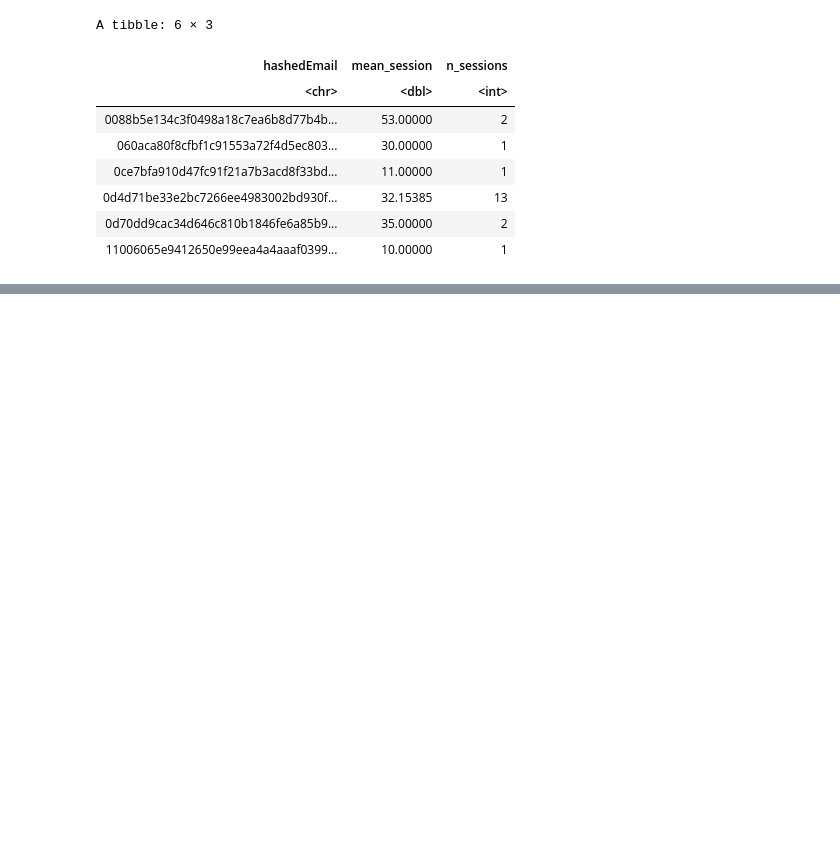
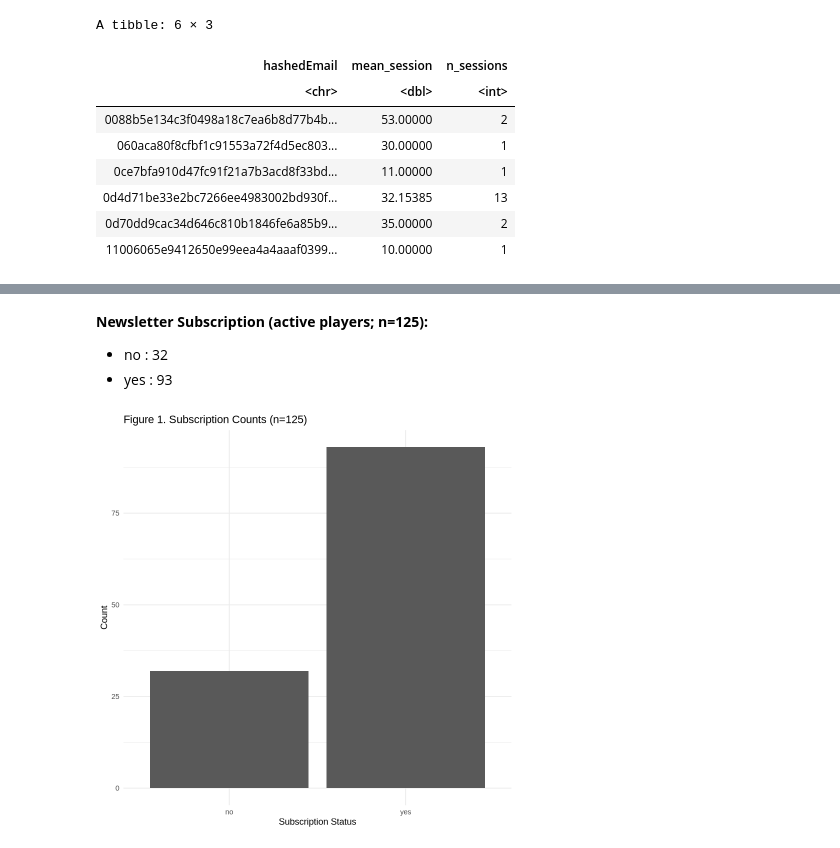
Before and after one commit to smirsham/DSCI-100-Project_Sina, a Jupyter notebook: Project_Code.ipynb, the cells around one changed output, grey strips where cells are left out. Drawn from its saved outputs; the diff is of its cells as text; code cells hidden in the pictures; blank space fills up the shorter version.

Commit message:
Visuals
converted time unit to minutes

removed players who were not active

created a histogram and scatterplot

```diff
--- a/Project_Code.ipynb
+++ b/Project_Code.ipynb
@@ -160,0 +175,6 @@ A tibble: 6 × 3
+# %%
+df <- players_clean |>
+    left_join(session_agg, by = c("player_id" = "hashedEmail")) |>
+    drop_na()
+
+dim(df)
@@ -160,0 +191,16 @@ A tibble: 6 × 3
+# %% [markdown]
+**Newsletter Subscription (active players; n=125):**
+- no  : 32
+- yes : 93
+# %%
+subscriptions <- df |>
+    ggplot(aes(x=newsletter_subscribed)) + geom_bar() +
+  labs(
+    title = "Figure 1. Subscription Counts (n=125)",
+    x = "Subscription Status", y = "Count"
+  ) +
+  theme_minimal()
+
+subscriptions
+# %% [output]
+[figure, added]
```
Also changed, not shown: parts of 7 cells of this notebook.
